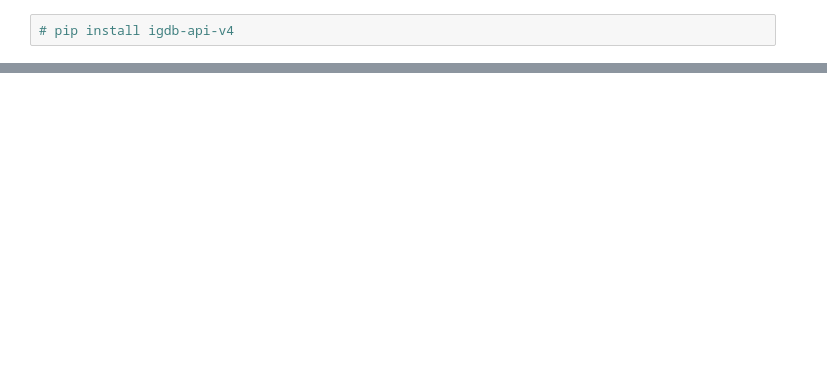
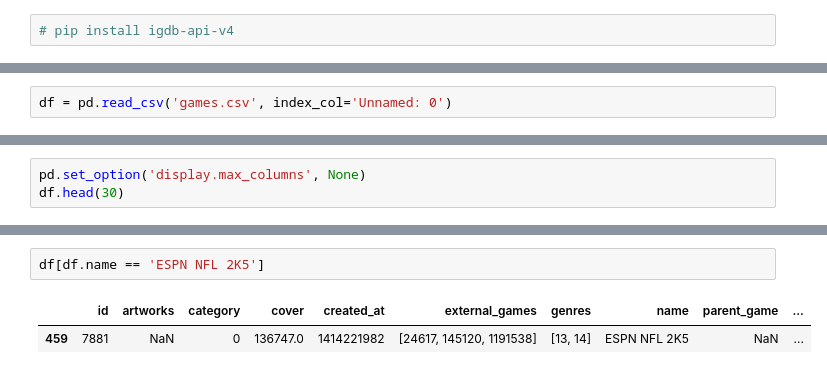
Before and after one commit to MrEnigmamgine/Videogame-Capstone_fork, a Jupyter notebook: glady's notebook.ipynb, the cells around one changed output, grey strips where cells are left out. Cells and saved outputs as stored; diff of their text form; blank space fills up the shorter version.

```diff
--- a/glady's notebook.ipynb
+++ b/glady's notebook.ipynb
@@ -210,0 +199,2 @@ print(response.text)
+# %%
+df = pd.read_csv('games.csv', index_col='Unnamed: 0')
@@ -210,0 +265,3 @@ print(response.text)
+# %%
+pd.set_option('display.max_columns', None)
+df.head(30)
@@ -210,0 +306,5 @@ print(response.text)
+# %%
+df[df.name == 'ESPN NFL 2K5']
+# %% [output]
+|  | id | artworks | category | cover | created_at | external_games | genres | name | parent_game | ... |
+| 459 | 7881 | NaN | 0 | 136747.0 | 1414221982 | [24617, 145120, 1191538] | [13, 14] | ESPN NFL 2K5 | NaN | ... |
```
Also changed, not shown: parts of 74 cells of this notebook.
